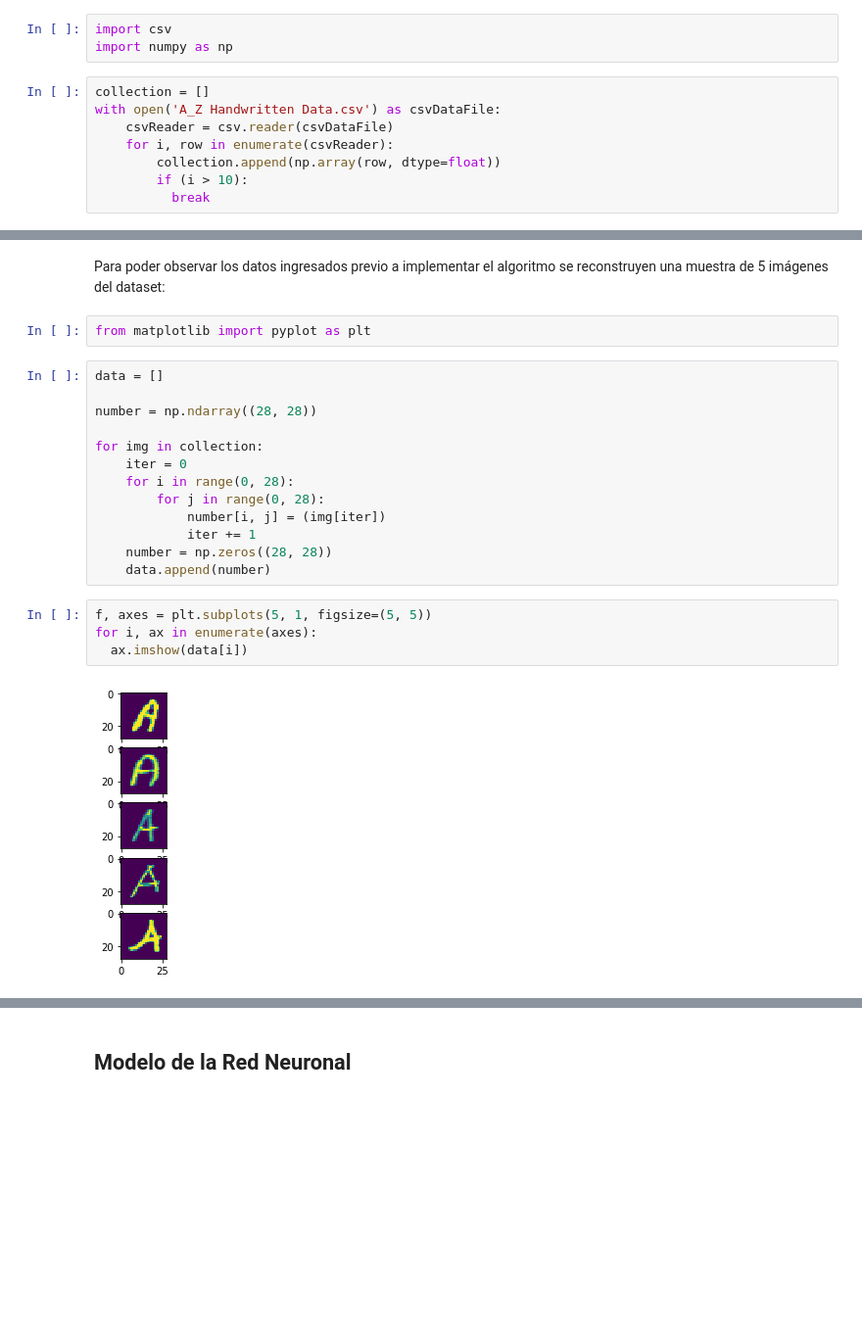
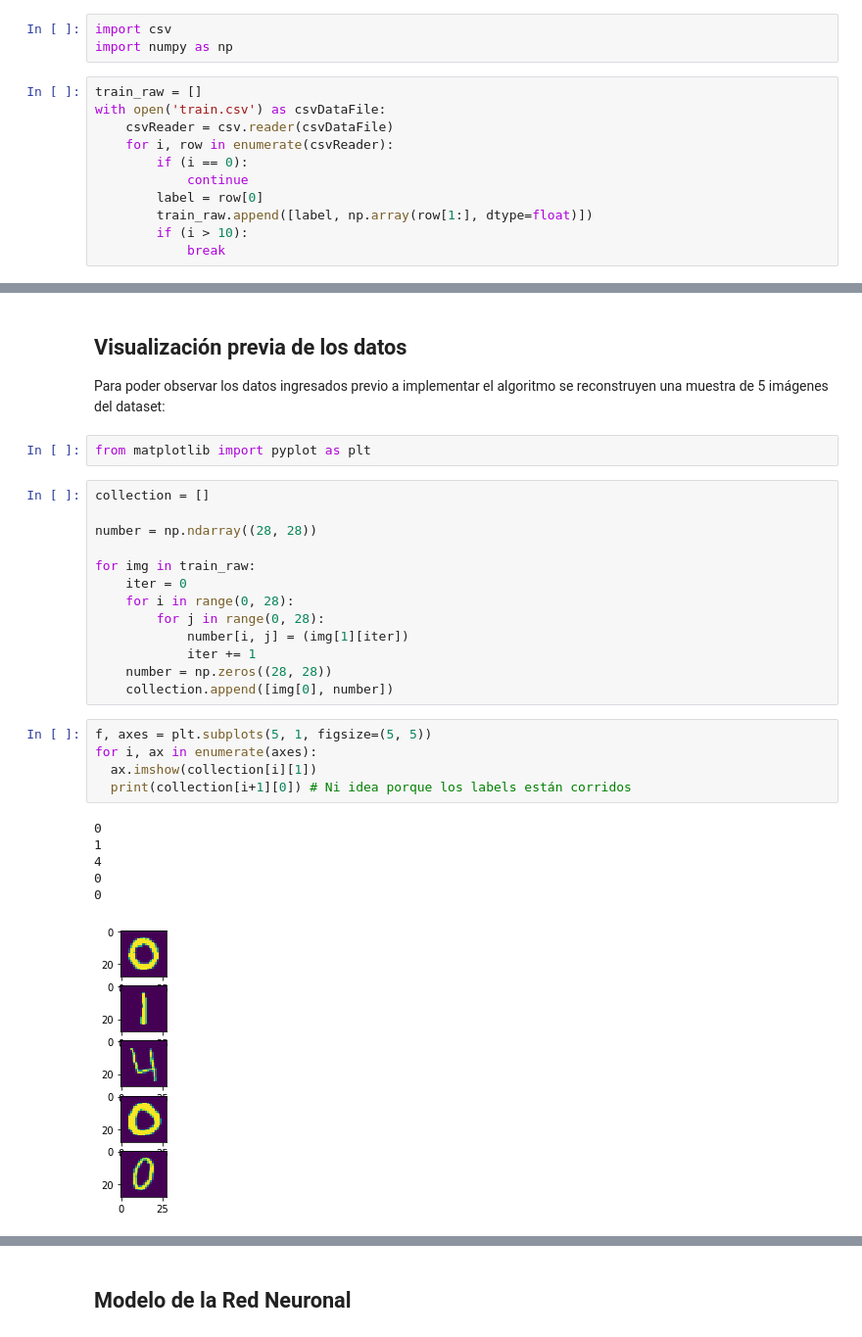
Before and after one commit to GinoAvanzini/IA2_2019, a Jupyter notebook: TP_3/kohonen.ipynb, the cells around one changed output, grey strips where cells are left out. Shown at 98% size. Cells and saved outputs as stored; diff of their text form; blank space fills up the shorter version.

```diff
--- a/TP_3/kohonen.ipynb
+++ b/TP_3/kohonen.ipynb
@@ -11,10 +11,13 @@ EL dataset brindado da las imágenes sin etiqueta, por lo que no se posee inform
 import csv
 import numpy as np
 # %%
-collection = []
-with open('A_Z Handwritten Data.csv') as csvDataFile:
+train_raw = []
+with open('train.csv') as csvDataFile:
     csvReader = csv.reader(csvDataFile)
     for i, row in enumerate(csvReader):
-        collection.append(np.array(row, dtype=float))
+        if (i == 0):
+            continue
+        label = row[0]
+        train_raw.append([label, np.array(row[1:], dtype=float)])
         if (i > 10):
-          break
+            break
@@ -28,24 +33,32 @@ print(row_count)
 # %% [markdown]
+## Visualización previa de los datos
+
 Para poder observar los datos ingresados previo a implementar el algoritmo se reconstruyen una muestra de 5 imágenes del dataset:
 # %%
 from matplotlib import pyplot as plt
 # %%
-data = []
+collection = []
 
 number = np.ndarray((28, 28))
 
-for img in collection:
+for img in train_raw:
     iter = 0
     for i in range(0, 28):
         for j in range(0, 28):
-            number[i, j] = (img[iter])
+            number[i, j] = (img[1][iter])
             iter += 1
     number = np.zeros((28, 28))
-    data.append(number)
+    collection.append([img[0], number])
 # %%
 f, axes = plt.subplots(5, 1, figsize=(5, 5))
 for i, ax in enumerate(axes):
-  ax.imshow(data[i])
+  ax.imshow(collection[i][1])
+  print(collection[i+1][0]) # Ni idea porque los labels están corridos
 # %% [output]
+0
+1
+4
+0
+0
-[figure, old version]
+[figure, new version]
 # %% [markdown]
```
Also changed, not shown: parts of 34 cells of this notebook.
